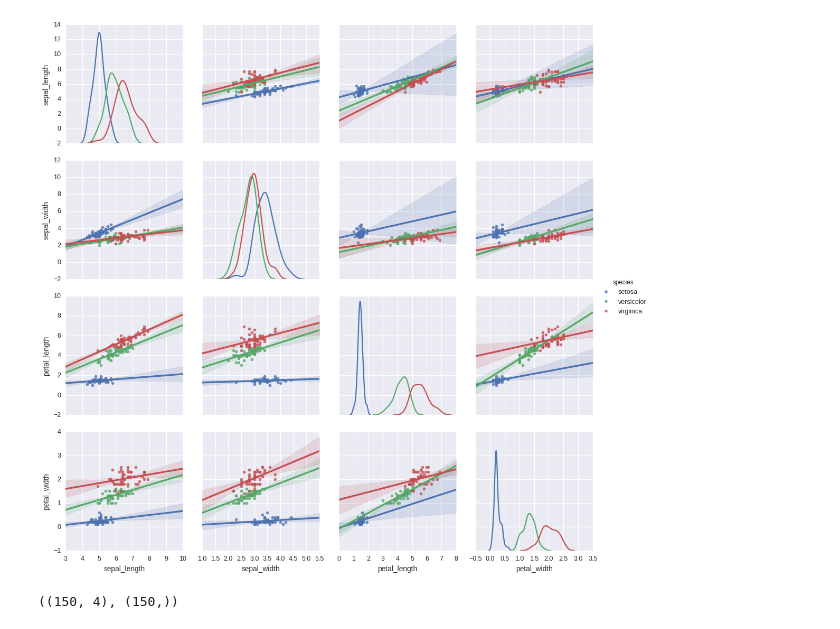
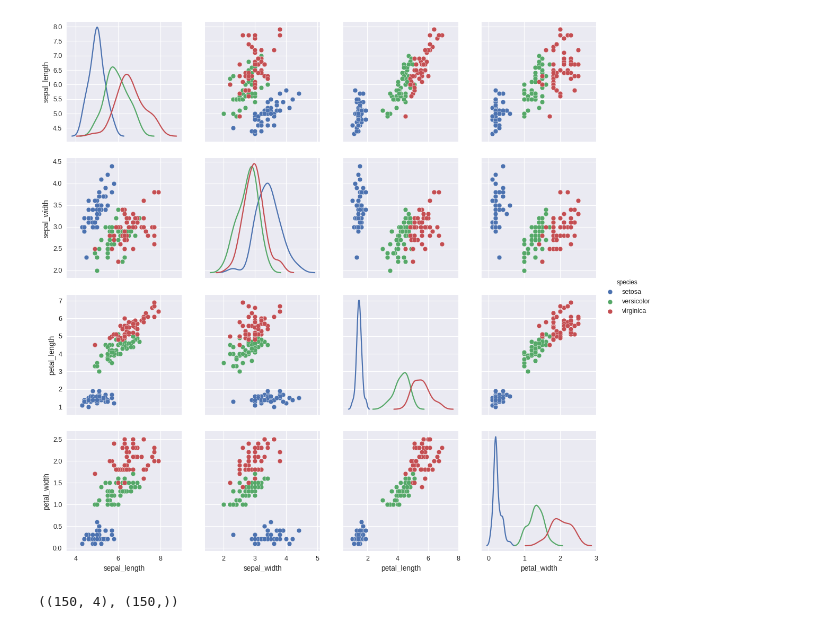
Before and after one commit to aloktripathy/sk-learn-practice, a Jupyter notebook: scikit-learn-intro.ipynb, the cells around one changed output. Cells and saved outputs as stored; diff of their text form; code cells hidden in the pictures.

```diff
--- a/scikit-learn-intro.ipynb
+++ b/scikit-learn-intro.ipynb
@@ -23,7 +25,7 @@ Name: species, dtype: int64
 # %%
-sns.pairplot(iris, size=3, hue='species', diag_kind='kde', kind='reg');
+sns.pairplot(iris, size=3, hue='species', diag_kind='kde');
 # %% [output]
-[figure, old version]
+[figure, new version]
 # %%
 x = iris.drop(['species'], axis=1)
 y = iris.species
```
Also changed, not shown: parts of 3 cells of this notebook, 3 other files.
